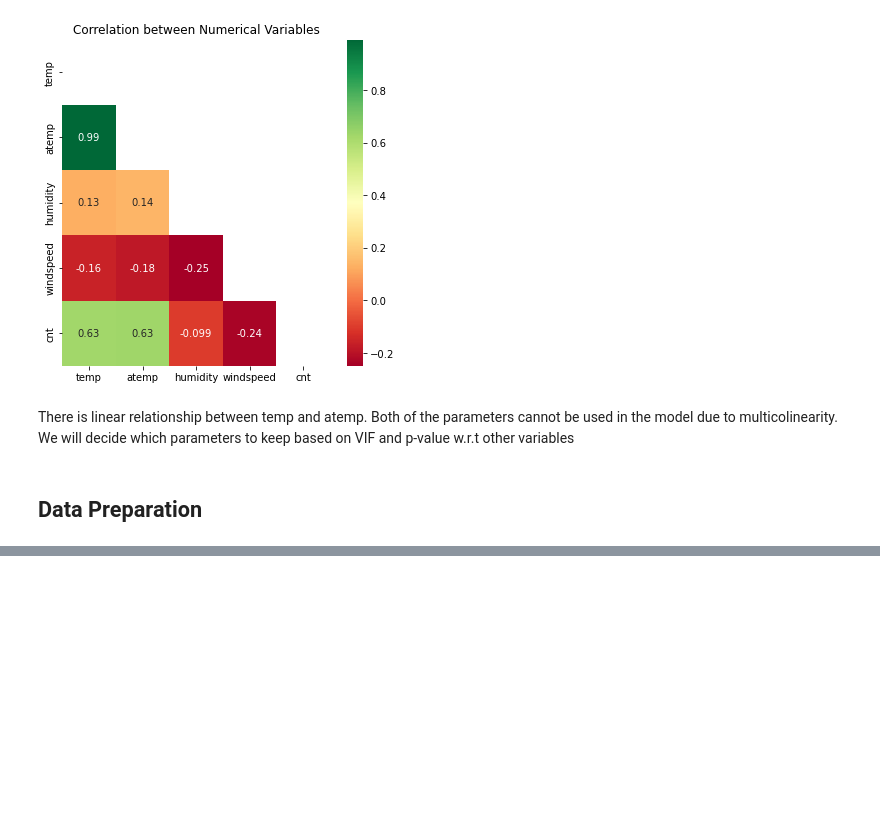
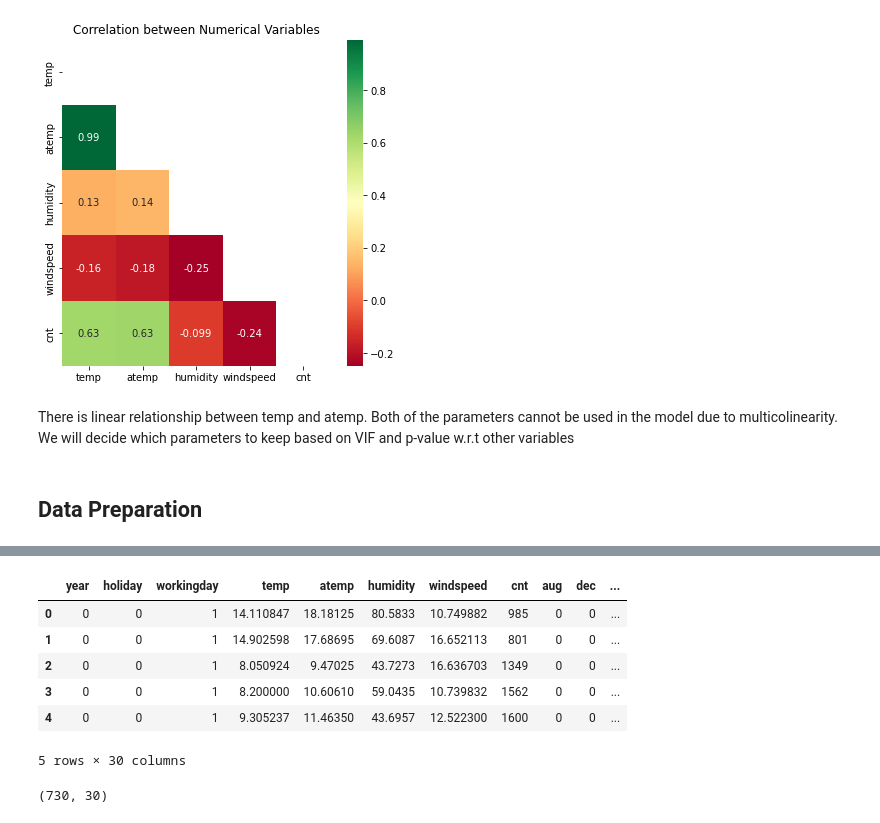
Before and after one commit to sumeet1396/Linear-Regression-Bike-Sharing, a Jupyter notebook: linear-regression-bike-sharing.ipynb, the cells around one changed output, grey strips where cells are left out. Drawn from its saved outputs; the diff is of its cells as text; code cells hidden in the pictures; blank space fills up the shorter version.

```diff
--- a/linear-regression-bike-sharing.ipynb
+++ b/linear-regression-bike-sharing.ipynb
@@ -242,3 +242,14 @@ plt.show()
 There is linear relationship between temp and atemp. Both of the parameters cannot be used in the model due to multicolinearity. We will decide which parameters to keep based on VIF and p-value w.r.t other variables
 # %% [markdown]
 ## Data Preparation
+# %%
+# Creation dummy variable for month, weekday, weathersit and season.
+
+monthsDataframe = pd.get_dummies(dataframe.month,drop_first=True)
+weekdaysDataframe = pd.get_dummies(dataframe.weekday,drop_first=True)
+weathersitDataframe = pd.get_dummies(dataframe.weathersit,drop_first=True)
+seasonsDataframe = pd.get_dummies(dataframe.season,drop_first=True)
+# %%
+# Merging  the dataframe, with the dummy variable dataset.
+
+mergedDataframe = pd.concat([dataframe,monthsDataframe,weekdaysDataframe,weathersitDataframe,seasonsDataframe],axis=1)
@@ -244,0 +286,18 @@ There is linear relationship between temp and atemp. Both of the parameters cann
+# %%
+# Dropping unnecessary columns
+
+mergedDataframe.drop(['season','month','weekday','weathersit'], axis = 1, inplace = True)
+# %%
+mergedDataframe.head()
+# %% [output]
+|  | year | holiday | workingday | temp | atemp | humidity | windspeed | cnt | aug | dec | ... |
+| 0 | 0 | 0 | 1 | 14.110847 | 18.18125 | 80.5833 | 10.749882 | 985 | 0 | 0 | ... |
+| 1 | 0 | 0 | 1 | 14.902598 | 17.68695 | 69.6087 | 16.652113 | 801 | 0 | 0 | ... |
+| 2 | 0 | 0 | 1 | 8.050924 | 9.47025 | 43.7273 | 16.636703 | 1349 | 0 | 0 | ... |
+| 3 | 0 | 0 | 1 | 8.200000 | 10.60610 | 59.0435 | 10.739832 | 1562 | 0 | 0 | ... |
+| 4 | 0 | 0 | 1 | 9.305237 | 11.46350 | 43.6957 | 12.522300 | 1600 | 0 | 0 | ... |
+5 rows × 30 columns
+# %%
+mergedDataframe.shape
+# %% [output]
+(730, 30)
```
Also changed, not shown: parts of 2 cells of this notebook.
